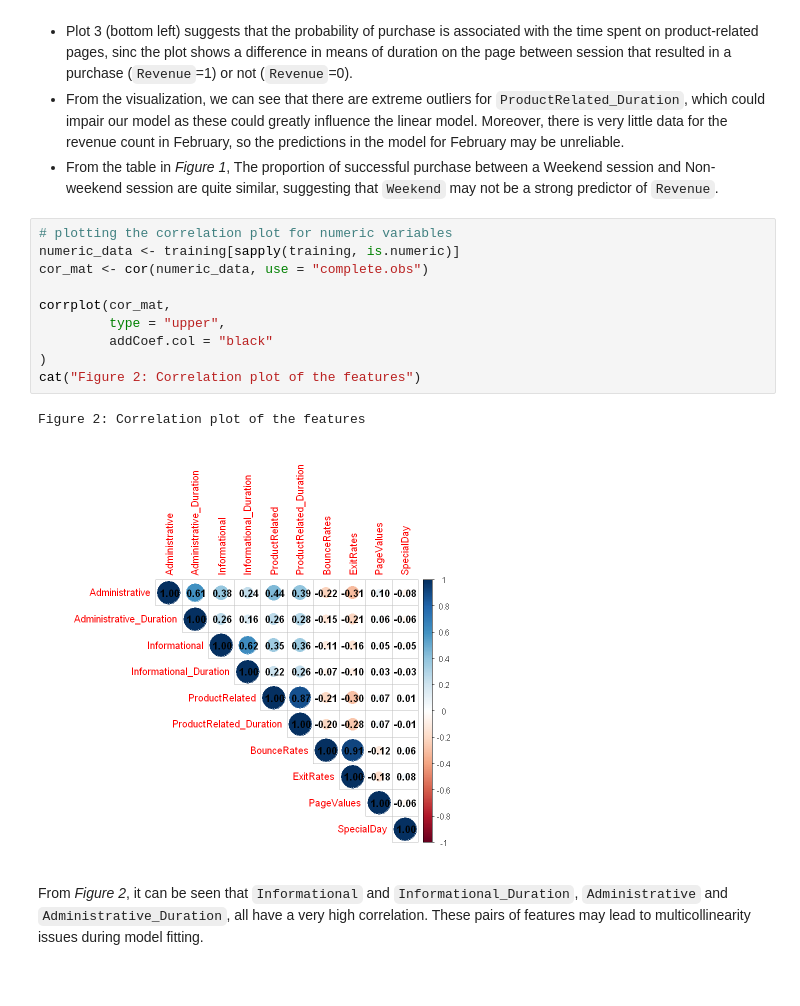
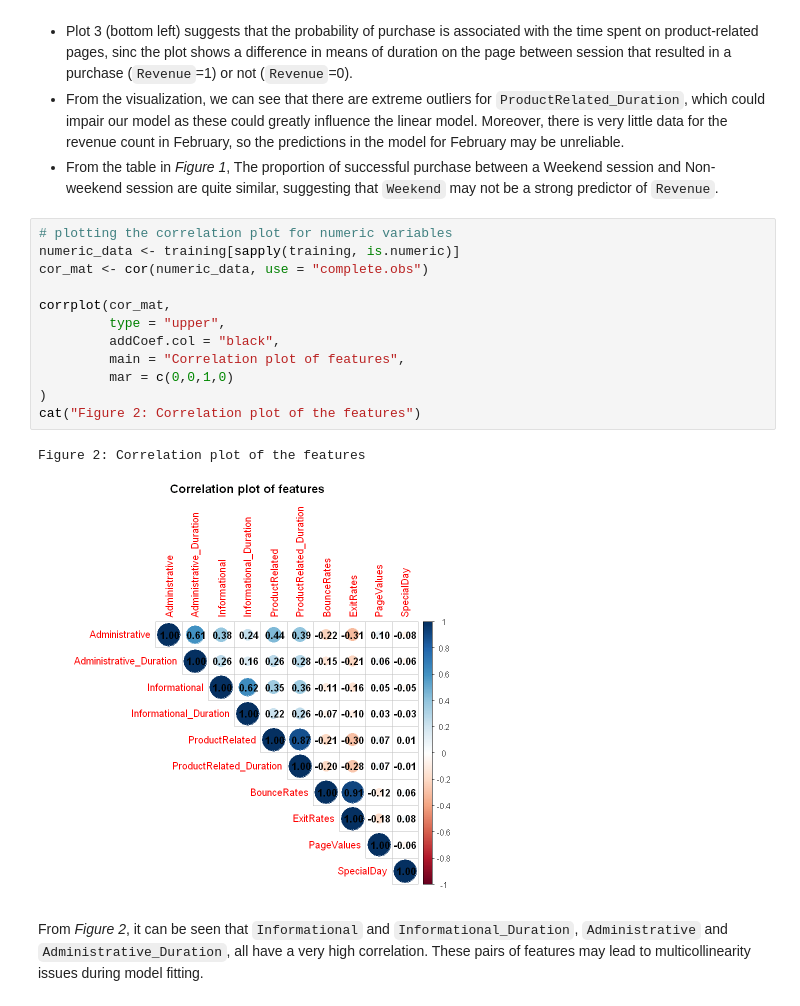
Before and after one commit to schan26/stat301-project, a Jupyter notebook: stat301_code.ipynb, the cells around one changed output. Saved outputs shown, nothing was run; the diff lists cells and outputs as text.

Commit message:
Added title for figure 2 in EDA

```diff
--- a/stat301_code.ipynb
+++ b/stat301_code.ipynb
@@ -312,16 +312,18 @@ From *Figure 1*:
 # %%
 # plotting the correlation plot for numeric variables
 numeric_data <- training[sapply(training, is.numeric)]
 cor_mat <- cor(numeric_data, use = "complete.obs")
 
 corrplot(cor_mat,
          type = "upper",
-         addCoef.col = "black"
+         addCoef.col = "black",
+         main = "Correlation plot of features",
+         mar = c(0,0,1,0)
 )
 cat("Figure 2: Correlation plot of the features")
 # %% [output]
 Figure 2: Correlation plot of the features
-[figure, old version]
+[figure, new version]
 # %% [markdown]
 From *Figure 2*, it can be seen that `Informational` and `Informational_Duration`, `Administrative` and `Administrative_Duration`, all have a very high correlation. These pairs of features may lead to multicollinearity issues during model fitting.
 # %% [markdown]
```
